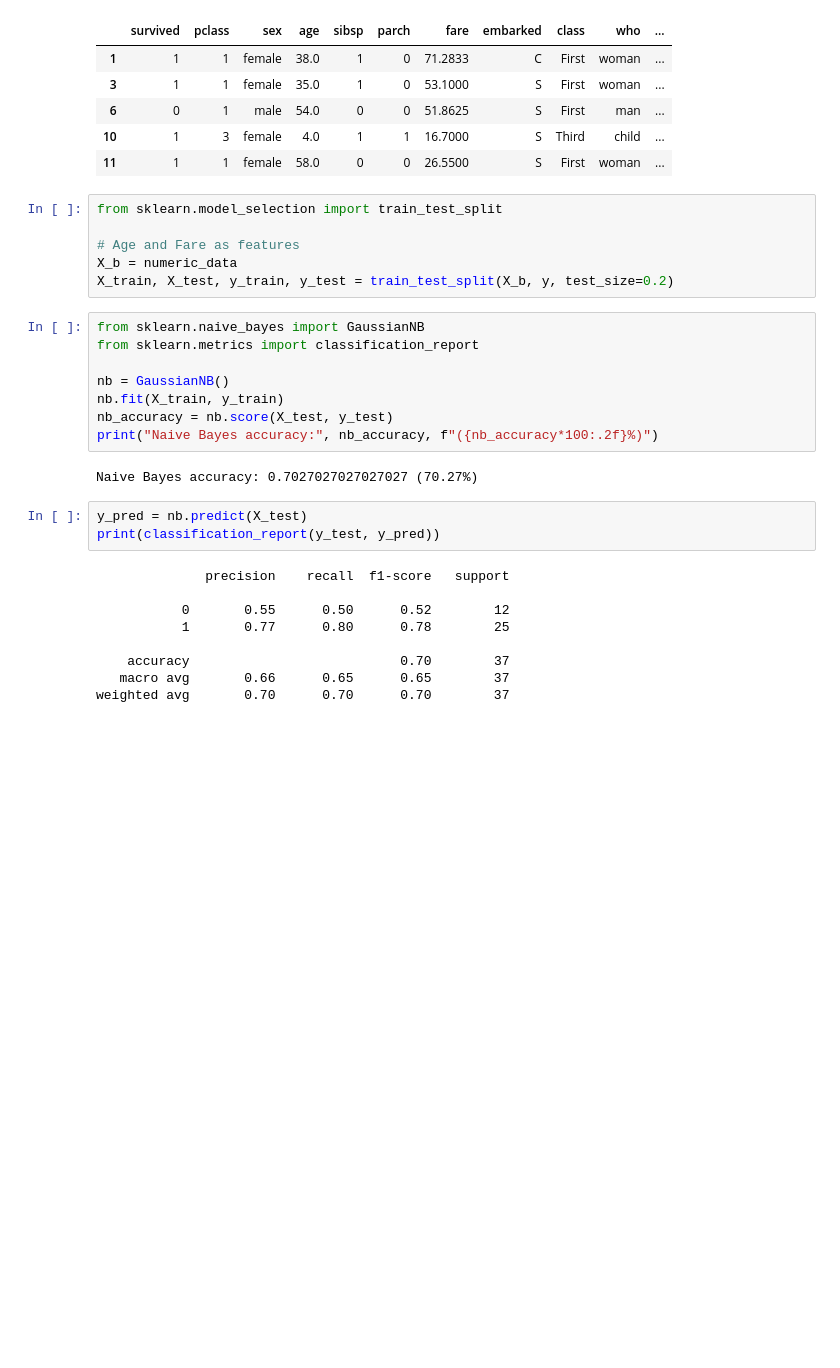
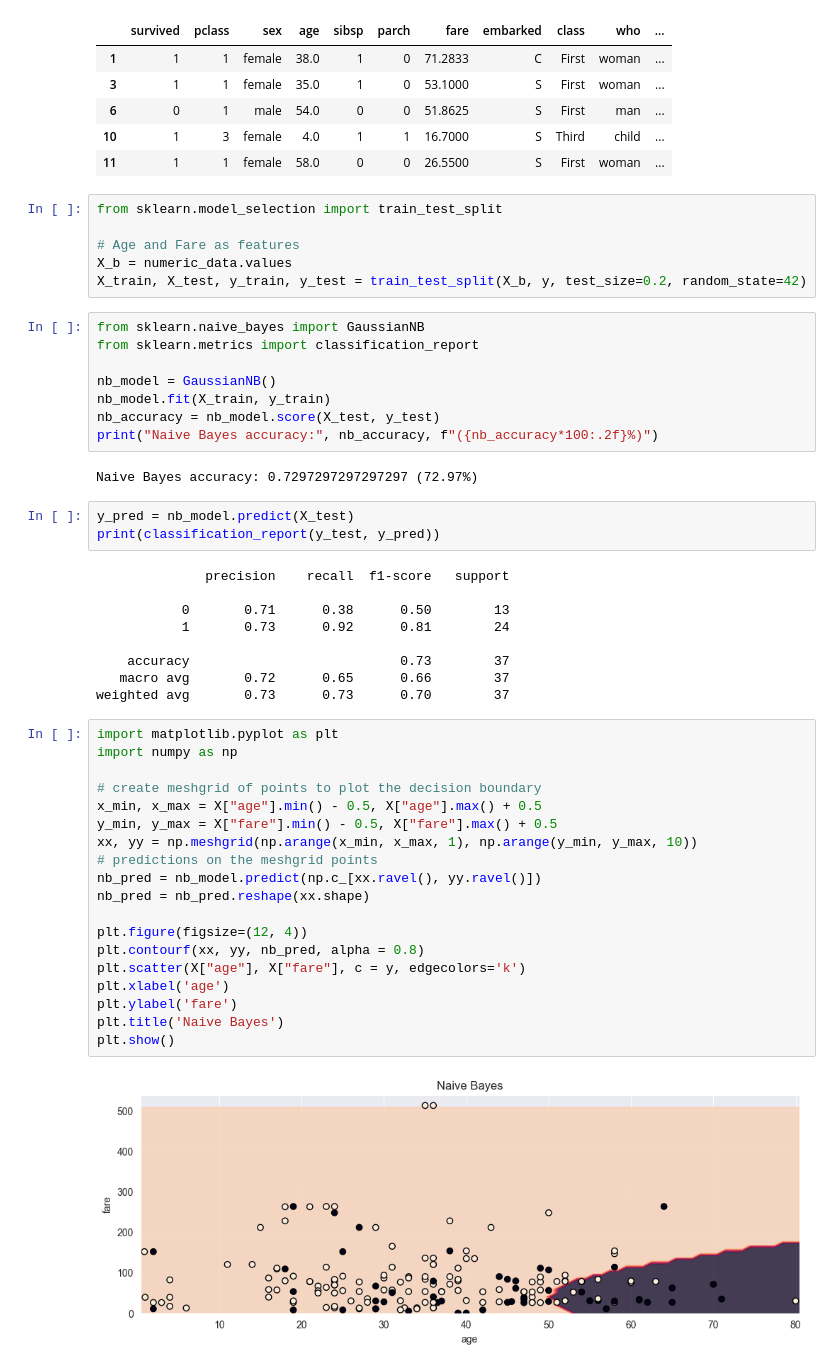
Before and after one commit to KiyonoKara/Machine-Learning-Sandbox, a Jupyter notebook: ml/naive_bayes/NaiveBayes1.ipynb, the cells around one changed output. Drawn from its saved outputs; the diff is of its cells as text; blank space fills up the shorter version.

Commit message:
add decision boundary graph to nb

```diff
--- a/ml/naive_bayes/NaiveBayes1.ipynb
+++ b/ml/naive_bayes/NaiveBayes1.ipynb
@@ -37,27 +37,48 @@ titanic_data.head()
 from sklearn.model_selection import train_test_split
 
 # Age and Fare as features
-X_b = numeric_data
-X_train, X_test, y_train, y_test = train_test_split(X_b, y, test_size=0.2)
+X_b = numeric_data.values
+X_train, X_test, y_train, y_test = train_test_split(X_b, y, test_size=0.2, random_state=42)
 # %%
 from sklearn.naive_bayes import GaussianNB
 from sklearn.metrics import classification_report
 
-nb = GaussianNB()
-nb.fit(X_train, y_train)
-nb_accuracy = nb.score(X_test, y_test)
+nb_model = GaussianNB()
+nb_model.fit(X_train, y_train)
+nb_accuracy = nb_model.score(X_test, y_test)
 print("Naive Bayes accuracy:", nb_accuracy, f"({nb_accuracy*100:.2f}%)")
 # %% [output]
-Naive Bayes accuracy: 0.7027027027027027 (70.27%)
+Naive Bayes accuracy: 0.7297297297297297 (72.97%)
 # %%
-y_pred = nb.predict(X_test)
+y_pred = nb_model.predict(X_test)
 print(classification_report(y_test, y_pred))
 # %% [output]
               precision    recall  f1-score   support
 
-           0       0.55      0.50      0.52        12
-           1       0.77      0.80      0.78        25
+           0       0.71      0.38      0.50        13
+           1       0.73      0.92      0.81        24
 
-    accuracy                           0.70        37
-   macro avg       0.66      0.65      0.65        37
-weighted avg       0.70      0.70      0.70        37
+    accuracy                           0.73        37
+   macro avg       0.72      0.65      0.66        37
+weighted avg       0.73      0.73      0.70        37
+# %%
+import matplotlib.pyplot as plt
+import numpy as np
+
+# create meshgrid of points to plot the decision boundary
+x_min, x_max = X["age"].min() - 0.5, X["age"].max() + 0.5
+y_min, y_max = X["fare"].min() - 0.5, X["fare"].max() + 0.5
+xx, yy = np.meshgrid(np.arange(x_min, x_max, 1), np.arange(y_min, y_max, 10))
+# predictions on the meshgrid points
+nb_pred = nb_model.predict(np.c_[xx.ravel(), yy.ravel()])
+nb_pred = nb_pred.reshape(xx.shape)
+
+plt.figure(figsize=(12, 4))
+plt.contourf(xx, yy, nb_pred, alpha = 0.8)
+plt.scatter(X["age"], X["fare"], c = y, edgecolors='k')
+plt.xlabel('age')
+plt.ylabel('fare')
+plt.title('Naive Bayes')
+plt.show()
+# %% [output]
+[figure, added]
```
